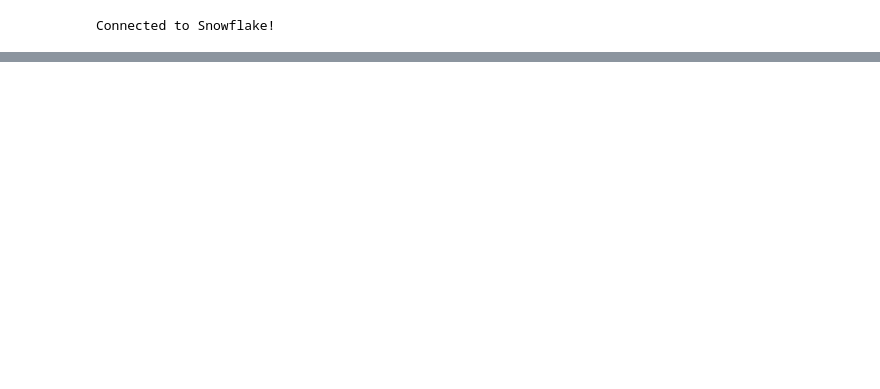
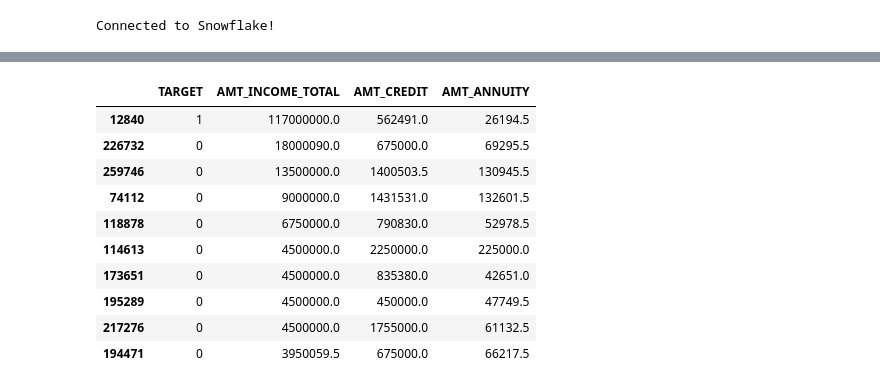
Before and after one commit to danne022/credit-risk-prediction, a Jupyter notebook: notebooks/01_data_understanding.ipynb, the cells around one changed output, grey strips where cells are left out. Cells and saved outputs as stored; diff of their text form; code cells hidden in the pictures; blank space fills up the shorter version.

```diff
--- a/notebooks/01_data_understanding.ipynb
+++ b/notebooks/01_data_understanding.ipynb
@@ -80,0 +164,14 @@ plt.show()
+# %%
+applications.nlargest(10, "AMT_INCOME_TOTAL")
+# %% [output]
+|  | TARGET | AMT_INCOME_TOTAL | AMT_CREDIT | AMT_ANNUITY |
+| 12840 | 1 | 117000000.0 | 562491.0 | 26194.5 |
+| 226732 | 0 | 18000090.0 | 675000.0 | 69295.5 |
+| 259746 | 0 | 13500000.0 | 1400503.5 | 130945.5 |
+| 74112 | 0 | 9000000.0 | 1431531.0 | 132601.5 |
+| 118878 | 0 | 6750000.0 | 790830.0 | 52978.5 |
+| 114613 | 0 | 4500000.0 | 2250000.0 | 225000.0 |
+| 173651 | 0 | 4500000.0 | 835380.0 | 42651.0 |
+| 195289 | 0 | 4500000.0 | 450000.0 | 47749.5 |
+| 217276 | 0 | 4500000.0 | 1755000.0 | 61132.5 |
+| 194471 | 0 | 3950059.5 | 675000.0 | 66217.5 |
```
Also changed, not shown: parts of 31 cells of this notebook, 8 other files.
